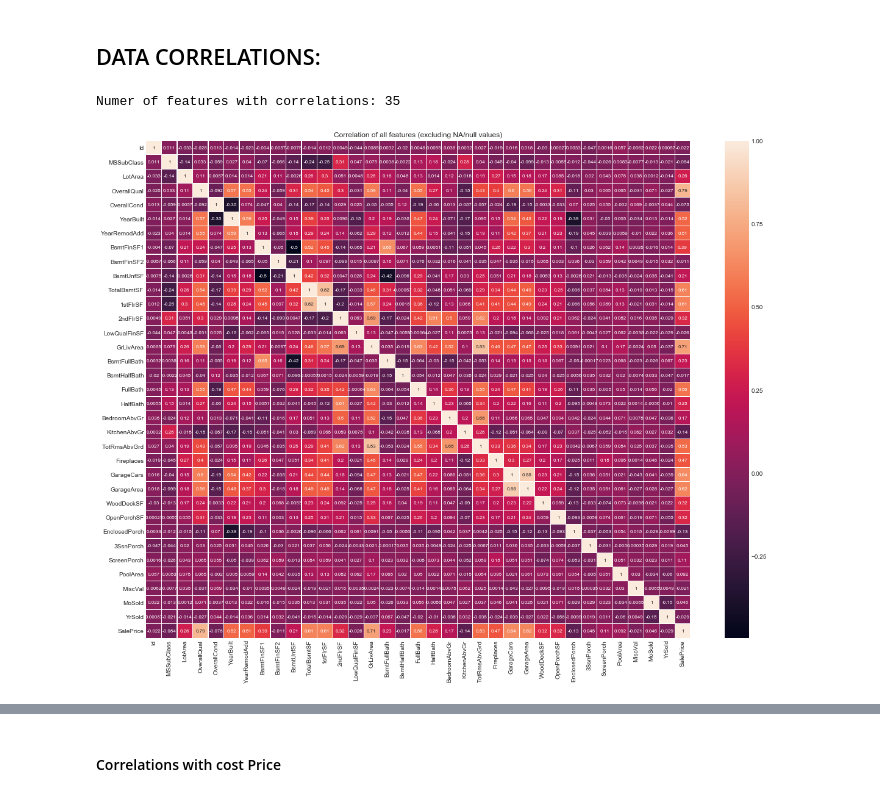
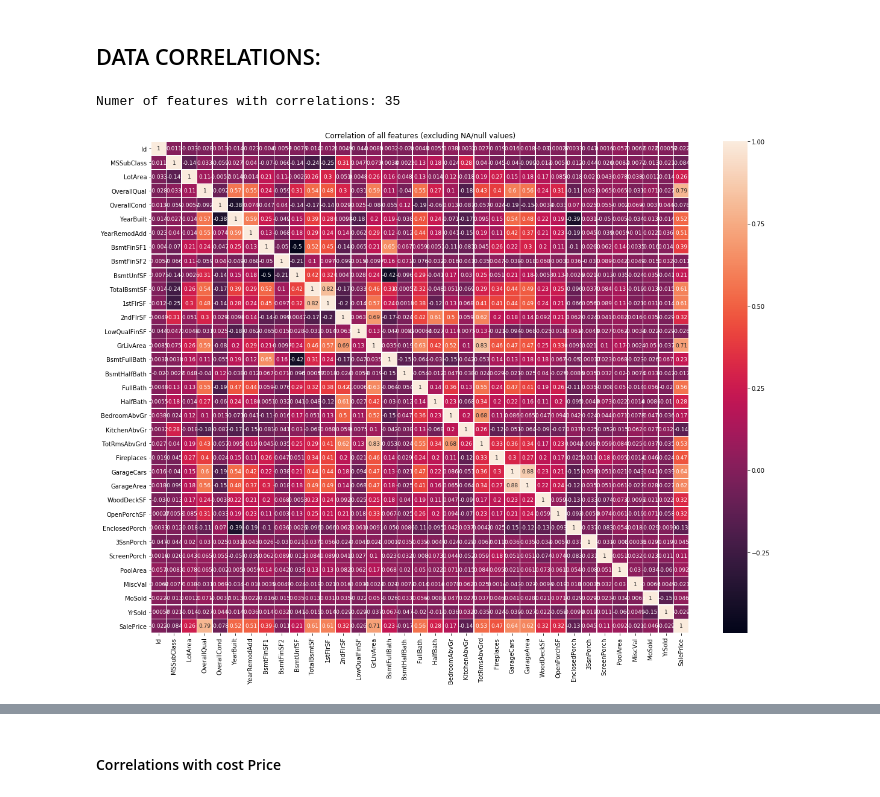
Before and after one commit to michaelmorr82/Kaggle-DataSets, a Jupyter notebook: House Prices/House Prices.ipynb, the cells around one changed output, grey strips where cells are left out. Drawn from its saved outputs; the diff is of its cells as text; code cells hidden in the pictures.

```diff
--- a/House Prices/House Prices.ipynb
+++ b/House Prices/House Prices.ipynb
@@ -9,6 +9,7 @@ import matplotlib.pyplot as plt #2-d plotting
 import sympy
 import seaborn as sns # statistical data visualisation
 from scipy.stats import norm, skew #for some statistics
+plt.style.use('bmh')
 # %% [markdown]
 ### Import Data
 # %%
@@ -217,16 +218,16 @@ missing data after deletion = 0
 # %%
 #%%#ALL CORRELATIONS -
 #correlation matrix - show the correlation between all featurescorrelations = data_train.corr() # determines parameters that are correlated to Price
-
+correlations = data_train.corr() # determines parameters that are correlated to Price
 f, ax = plt.subplots(figsize = (20, 15))
-sns.heatmap(correlations ,  linewidths = 0.1, vmax = 1, annot = True, annot_kws={"size": 8});
+sns.heatmap(correlations ,  linewidths = 0.5, vmax = 1, annot = True, annot_kws={"size": 9});
 ax.set_title('Correlation of all features (excluding NA/null values)')
 plt.yticks(rotation = 0)
 plt.xticks(rotation = 90)
 print('Numer of features with correlations: %d'%(correlations.shape[1]))
 # %% [output]
 Numer of features with correlations: 35
-[figure, old version]
+[figure, new version]
 # %%
 #show all features but only values with correlatinos  than 0.5 and less than -0.5
 f, ax = plt.subplots(figsize=(15, 9))
```
Also changed, not shown: parts of 6 cells of this notebook.
